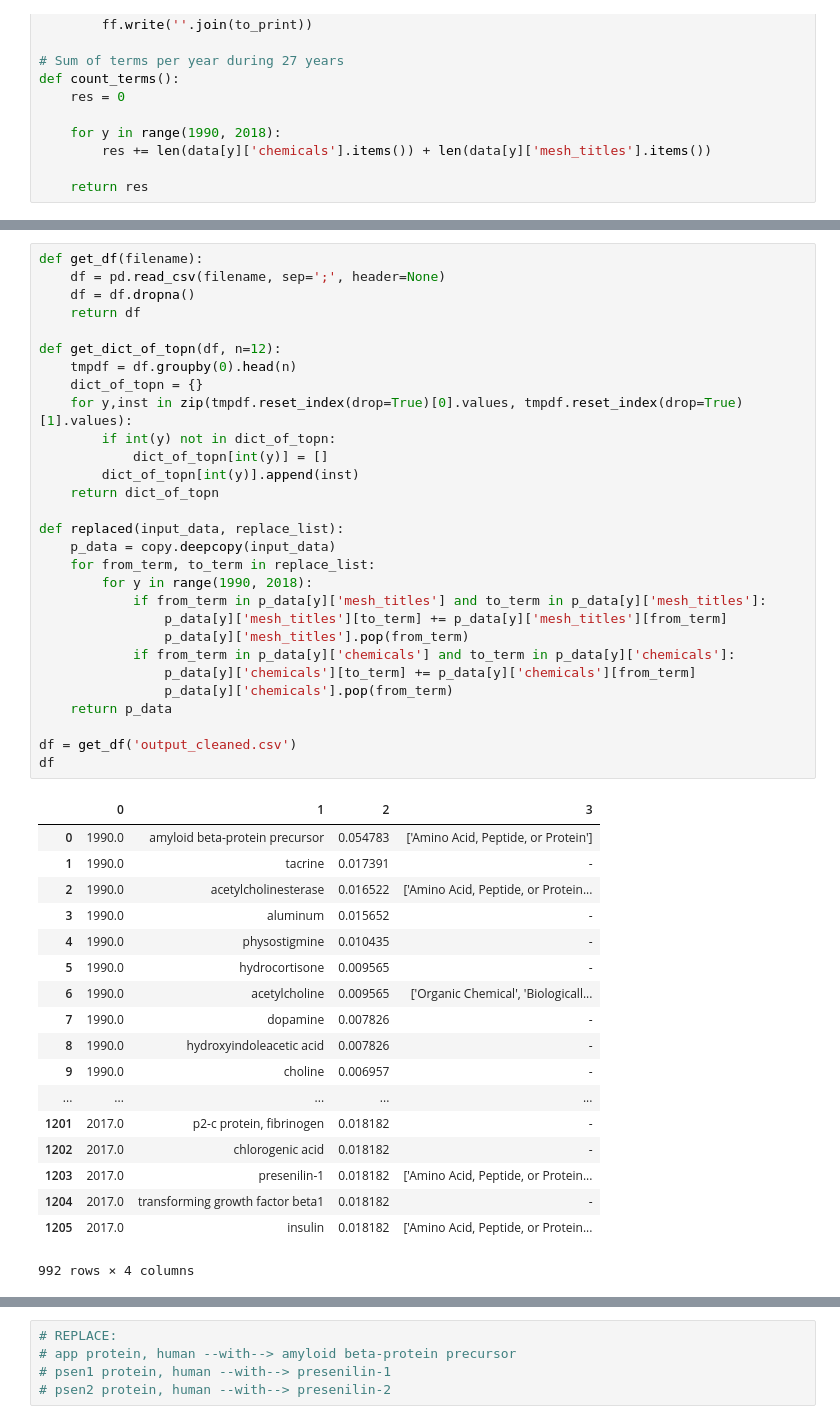
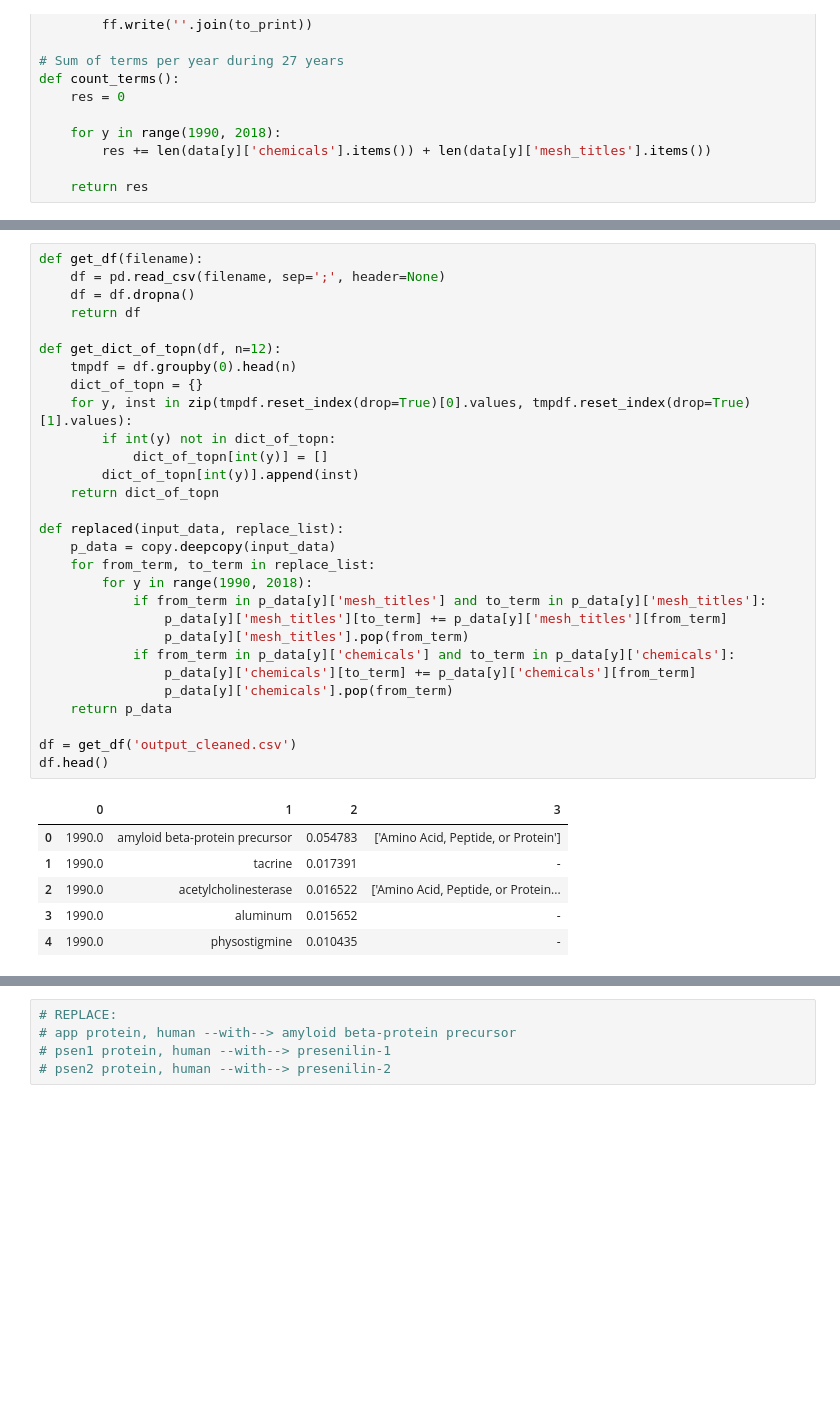
Before and after one commit to akarazeev/BioHack2017, a Jupyter notebook: main.ipynb, the cells around one changed output, grey strips where cells are left out. Saved outputs shown, nothing was run; the diff lists cells and outputs as text; blank space fills up the shorter version.

```diff
--- a/main.ipynb
+++ b/main.ipynb
@@ -145,44 +151,32 @@ def get_df(filename):
     return df
 
 def get_dict_of_topn(df, n=12):
     tmpdf = df.groupby(0).head(n)
     dict_of_topn = {}
-    for y,inst in zip(tmpdf.reset_index(drop=True)[0].values, tmpdf.reset_index(drop=True)[1].values):
+    for y, inst in zip(tmpdf.reset_index(drop=True)[0].values, tmpdf.reset_index(drop=True)[1].values):
         if int(y) not in dict_of_topn:
             dict_of_topn[int(y)] = []
         dict_of_topn[int(y)].append(inst)
     return dict_of_topn
 
 def replaced(input_data, replace_list):
     p_data = copy.deepcopy(input_data)
     for from_term, to_term in replace_list:
         for y in range(1990, 2018):
             if from_term in p_data[y]['mesh_titles'] and to_term in p_data[y]['mesh_titles']:
                 p_data[y]['mesh_titles'][to_term] += p_data[y]['mesh_titles'][from_term]
                 p_data[y]['mesh_titles'].pop(from_term)
             if from_term in p_data[y]['chemicals'] and to_term in p_data[y]['chemicals']:
                 p_data[y]['chemicals'][to_term] += p_data[y]['chemicals'][from_term]
                 p_data[y]['chemicals'].pop(from_term)
     return p_data
 
 df = get_df('output_cleaned.csv')
-df
+df.head()
 # %% [output]
 |  | 0 | 1 | 2 | 3 |
 | 0 | 1990.0 | amyloid beta-protein precursor | 0.054783 | ['Amino Acid, Peptide, or Protein'] |
 | 1 | 1990.0 | tacrine | 0.017391 | - |
 | 2 | 1990.0 | acetylcholinesterase | 0.016522 | ['Amino Acid, Peptide, or Protein... |
 | 3 | 1990.0 | aluminum | 0.015652 | - |
 | 4 | 1990.0 | physostigmine | 0.010435 | - |
-| 5 | 1990.0 | hydrocortisone | 0.009565 | - |
-| 6 | 1990.0 | acetylcholine | 0.009565 | ['Organic Chemical', 'Biologicall... |
-| 7 | 1990.0 | dopamine | 0.007826 | - |
-| 8 | 1990.0 | hydroxyindoleacetic acid | 0.007826 | - |
-| 9 | 1990.0 | choline | 0.006957 | - |
-| ... | ... | ... | ... | ... |
-| 1201 | 2017.0 | p2-c protein, fibrinogen | 0.018182 | - |
-| 1202 | 2017.0 | chlorogenic acid | 0.018182 | - |
-| 1203 | 2017.0 | presenilin-1 | 0.018182 | ['Amino Acid, Peptide, or Protein... |
-| 1204 | 2017.0 | transforming growth factor beta1 | 0.018182 | - |
-| 1205 | 2017.0 | insulin | 0.018182 | ['Amino Acid, Peptide, or Protein... |
-992 rows × 4 columns
```
Also changed, not shown: parts of 16 cells of this notebook, 1 other file.
